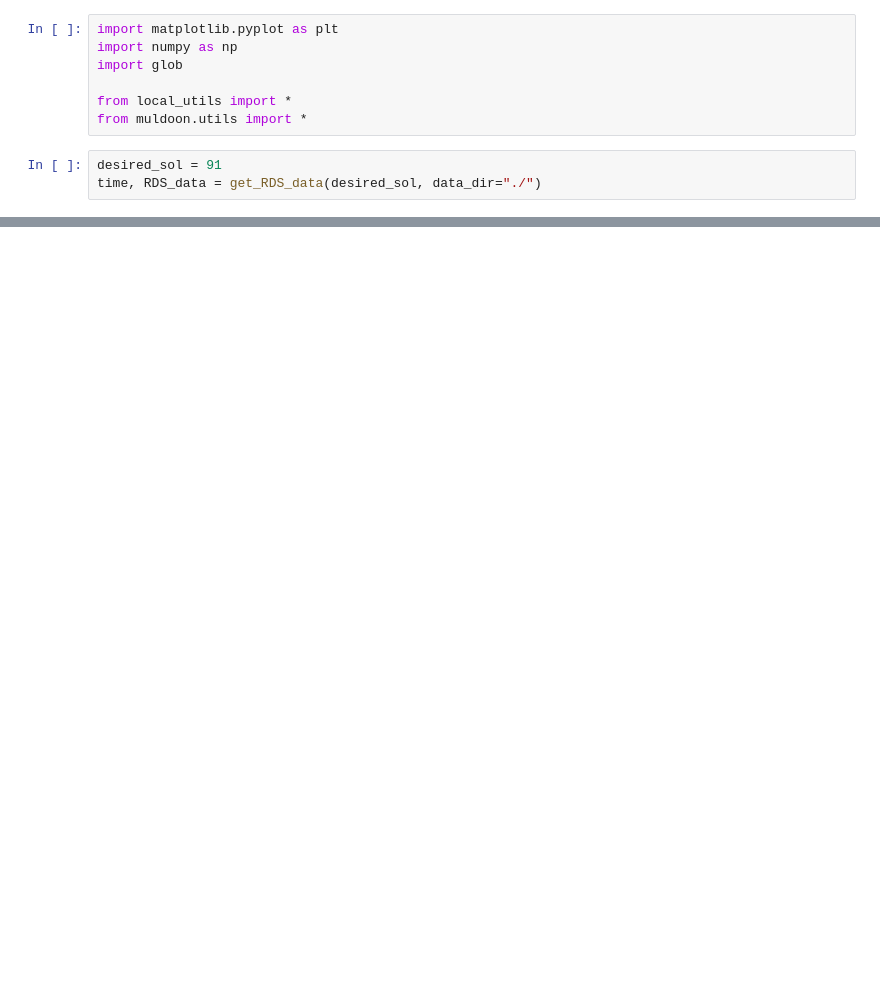
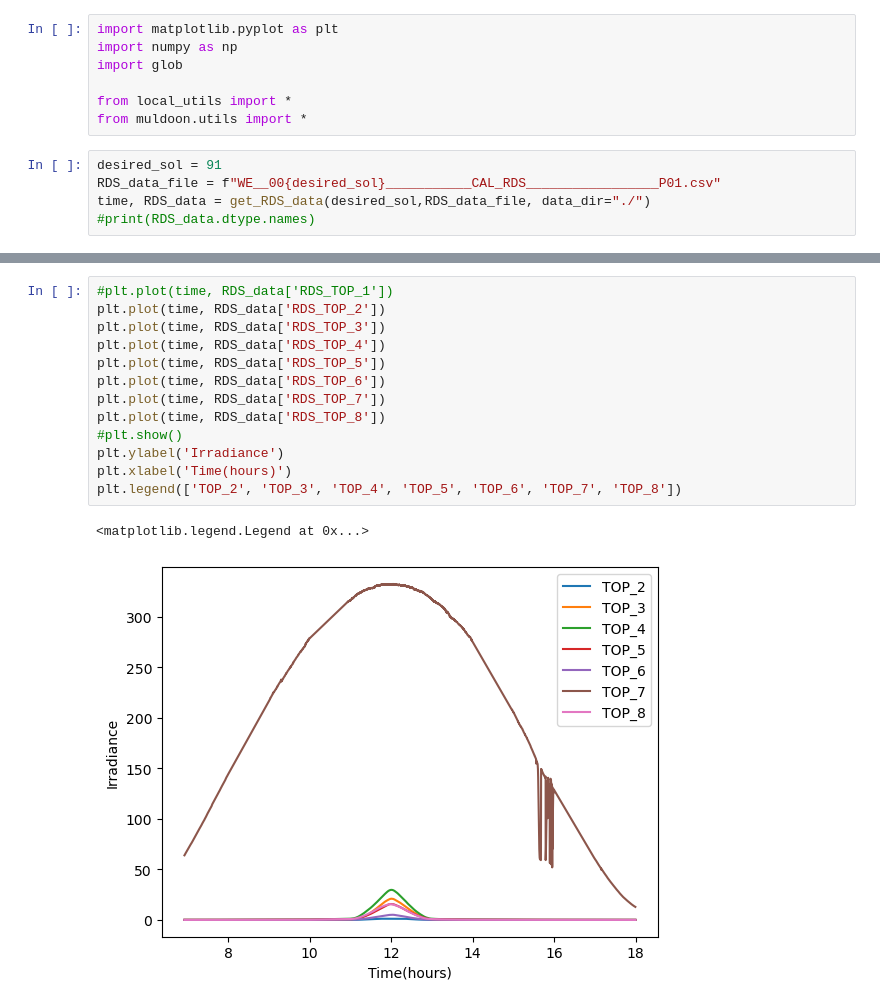
Before and after one commit to racinecleveland/Mars-Summer-Research, a Jupyter notebook: Environmental Controls on Dust Devil Formation/data/Sol 91 RDS.ipynb, the cells around one changed output, grey strips where cells are left out. Cells and saved outputs as stored; diff of their text form; blank space fills up the shorter version.

```diff
--- a/Environmental Controls on Dust Devil Formation/data/Sol 91 RDS.ipynb
+++ b/Environmental Controls on Dust Devil Formation/data/Sol 91 RDS.ipynb
@@ -7,5 +7,7 @@ from local_utils import *
 from muldoon.utils import *
 # %%
 desired_sol = 91
-time, RDS_data = get_RDS_data(desired_sol, data_dir="./")
+RDS_data_file = f"WE__00{desired_sol}___________CAL_RDS_________________P01.csv"
+time, RDS_data = get_RDS_data(desired_sol,RDS_data_file, data_dir="./")
+#print(RDS_data.dtype.names)
 # %% [output]
@@ -29,0 +34,16 @@ NameError: name 'time' is not defined
+# %%
+#plt.plot(time, RDS_data['RDS_TOP_1'])
+plt.plot(time, RDS_data['RDS_TOP_2'])
+plt.plot(time, RDS_data['RDS_TOP_3'])
+plt.plot(time, RDS_data['RDS_TOP_4'])
+plt.plot(time, RDS_data['RDS_TOP_5'])
+plt.plot(time, RDS_data['RDS_TOP_6'])
+plt.plot(time, RDS_data['RDS_TOP_7'])
+plt.plot(time, RDS_data['RDS_TOP_8'])
+#plt.show()
+plt.ylabel('Irradiance')
+plt.xlabel('Time(hours)')
+plt.legend(['TOP_2', 'TOP_3', 'TOP_4', 'TOP_5', 'TOP_6', 'TOP_7', 'TOP_8'])
+# %% [output]
+<matplotlib.legend.Legend at 0x...>
+[figure, added]
```
Also changed, not shown: parts of 2 cells of this notebook, 6 other files.
